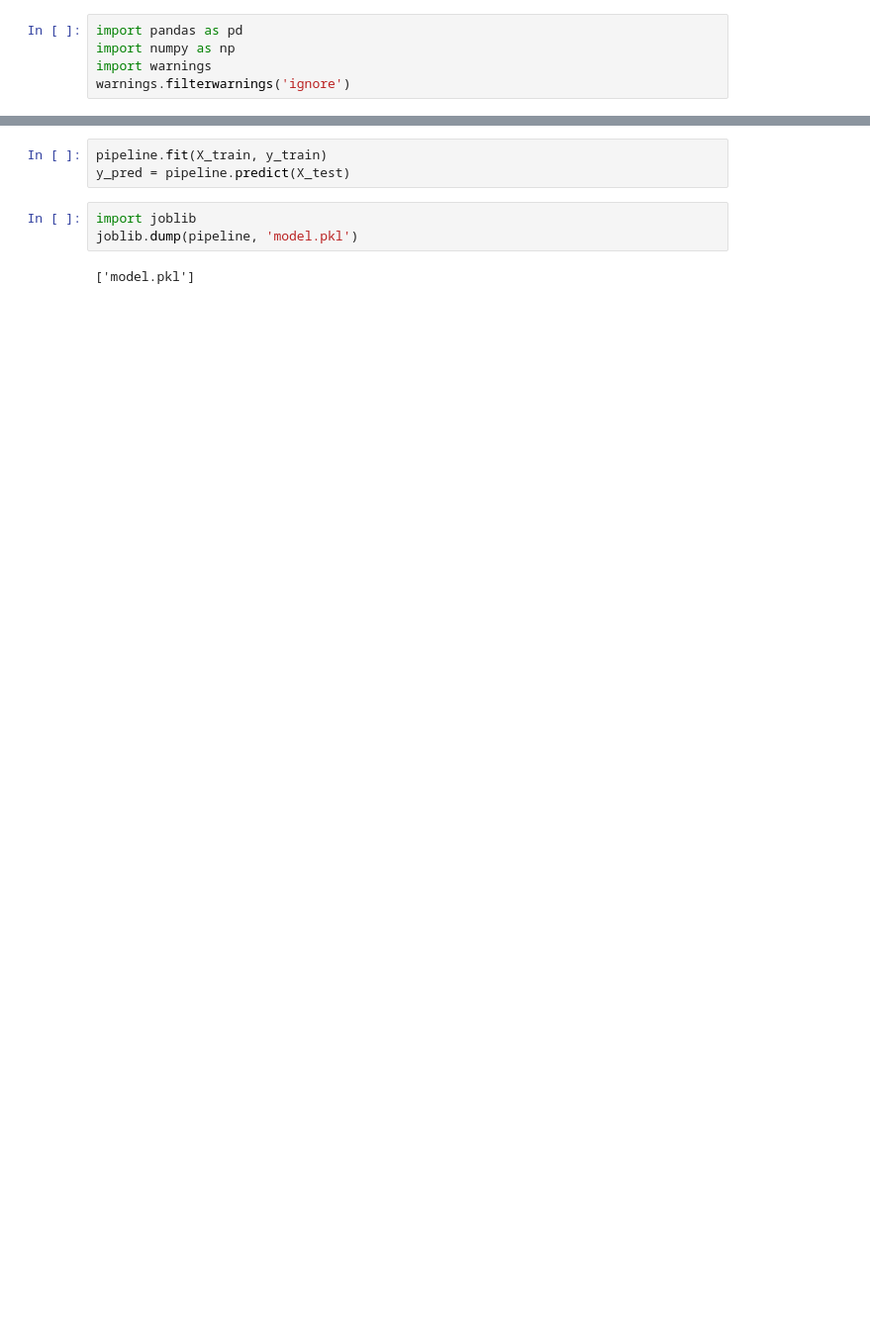
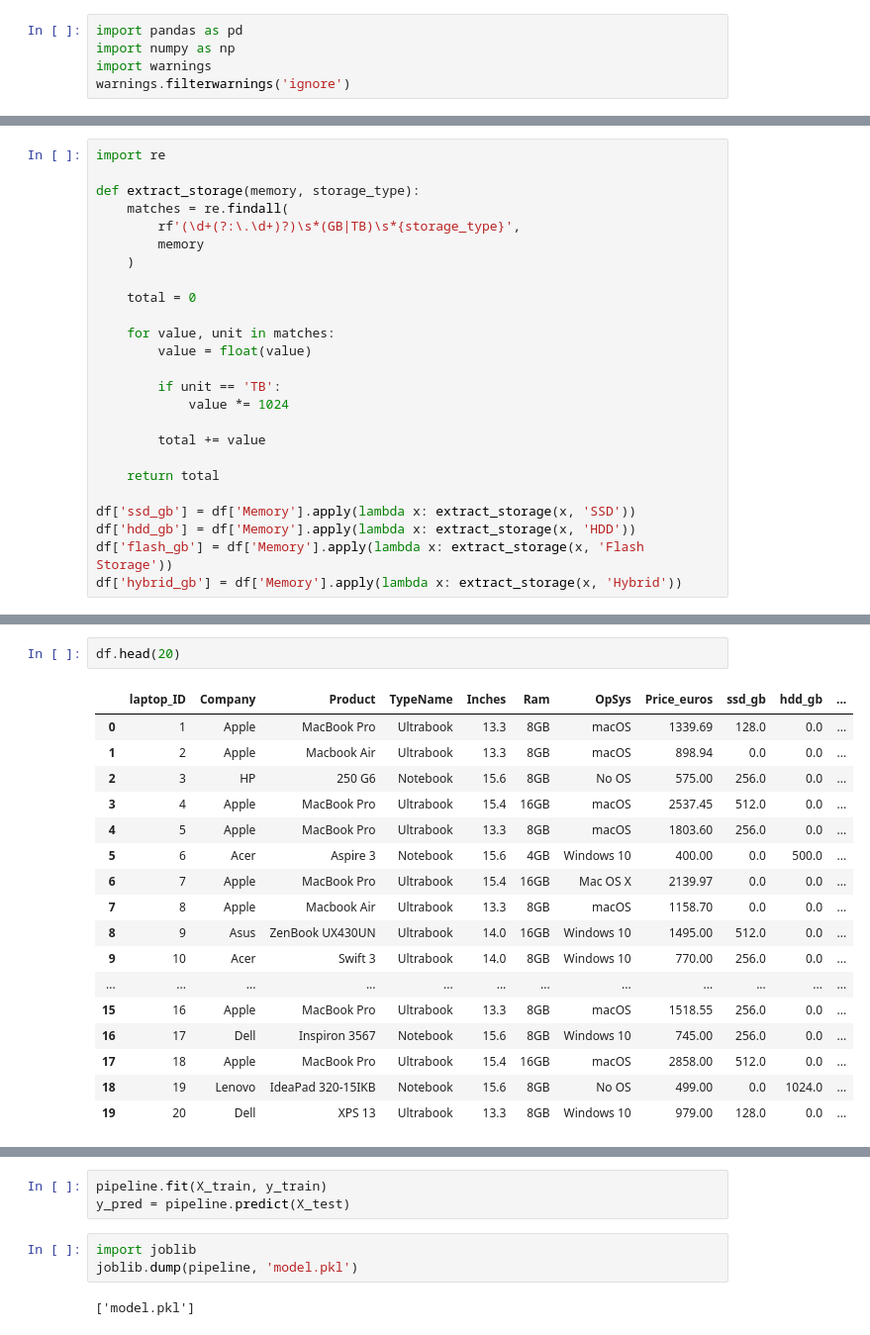
Before and after one commit to JD5505/Laptop-Price-Predictor, a Jupyter notebook: backend/Model/model_training.ipynb, the cells around one changed output, grey strips where cells are left out. Shown at 99% size. Saved outputs shown, nothing was run; the diff lists cells and outputs as text; blank space fills up the shorter version.

```diff
--- a/backend/Model/model_training.ipynb
+++ b/backend/Model/model_training.ipynb
@@ -27,0 +28,25 @@ df.drop(columns=['ScreenResolution', 'Memory', 'Cpu', 'Gpu', 'Weight'], inplace=
+# %%
+import re
+
+def extract_storage(memory, storage_type):
+    matches = re.findall(
+        rf'(\d+(?:\.\d+)?)\s*(GB|TB)\s*{storage_type}',
+        memory
+    )
+
+    total = 0
+
+    for value, unit in matches:
+        value = float(value)
+
+        if unit == 'TB':
+            value *= 1024
+
+        total += value
+
+    return total
+
+df['ssd_gb'] = df['Memory'].apply(lambda x: extract_storage(x, 'SSD'))
+df['hdd_gb'] = df['Memory'].apply(lambda x: extract_storage(x, 'HDD'))
+df['flash_gb'] = df['Memory'].apply(lambda x: extract_storage(x, 'Flash Storage'))
+df['hybrid_gb'] = df['Memory'].apply(lambda x: extract_storage(x, 'Hybrid'))
@@ -28,3 +70,23 @@ df.drop(columns=['ScreenResolution', 'Memory', 'Cpu', 'Gpu', 'Weight'], inplace=
+# %%
+df.head(20)
+# %% [output]
+|  | laptop_ID | Company | Product | TypeName | Inches | Ram | OpSys | Price_euros | ssd_gb | hdd_gb | ... |
+| 0 | 1 | Apple | MacBook Pro | Ultrabook | 13.3 | 8GB | macOS | 1339.69 | 128.0 | 0.0 | ... |
+| 1 | 2 | Apple | Macbook Air | Ultrabook | 13.3 | 8GB | macOS | 898.94 | 0.0 | 0.0 | ... |
+| 2 | 3 | HP | 250 G6 | Notebook | 15.6 | 8GB | No OS | 575.00 | 256.0 | 0.0 | ... |
+| 3 | 4 | Apple | MacBook Pro | Ultrabook | 15.4 | 16GB | macOS | 2537.45 | 512.0 | 0.0 | ... |
+| 4 | 5 | Apple | MacBook Pro | Ultrabook | 13.3 | 8GB | macOS | 1803.60 | 256.0 | 0.0 | ... |
+| 5 | 6 | Acer | Aspire 3 | Notebook | 15.6 | 4GB | Windows 10 | 400.00 | 0.0 | 500.0 | ... |
+| 6 | 7 | Apple | MacBook Pro | Ultrabook | 15.4 | 16GB | Mac OS X | 2139.97 | 0.0 | 0.0 | ... |
+| 7 | 8 | Apple | Macbook Air | Ultrabook | 13.3 | 8GB | macOS | 1158.70 | 0.0 | 0.0 | ... |
+| 8 | 9 | Asus | ZenBook UX430UN | Ultrabook | 14.0 | 16GB | Windows 10 | 1495.00 | 512.0 | 0.0 | ... |
+| 9 | 10 | Acer | Swift 3 | Ultrabook | 14.0 | 8GB | Windows 10 | 770.00 | 256.0 | 0.0 | ... |
+| ... | ... | ... | ... | ... | ... | ... | ... | ... | ... | ... | ... |
+| 15 | 16 | Apple | MacBook Pro | Ultrabook | 13.3 | 8GB | macOS | 1518.55 | 256.0 | 0.0 | ... |
+| 16 | 17 | Dell | Inspiron 3567 | Notebook | 15.6 | 8GB | Windows 10 | 745.00 | 256.0 | 0.0 | ... |
+| 17 | 18 | Apple | MacBook Pro | Ultrabook | 15.4 | 16GB | macOS | 2858.00 | 512.0 | 0.0 | ... |
+| 18 | 19 | Lenovo | IdeaPad 320-15IKB | Notebook | 15.6 | 8GB | No OS | 499.00 | 0.0 | 1024.0 | ... |
+| 19 | 20 | Dell | XPS 13 | Ultrabook | 13.3 | 8GB | Windows 10 | 979.00 | 128.0 | 0.0 | ... |
 # %%
 df.info()
 # %% [output]
```
Also changed, not shown: parts of 16 cells of this notebook, 5 other files.
